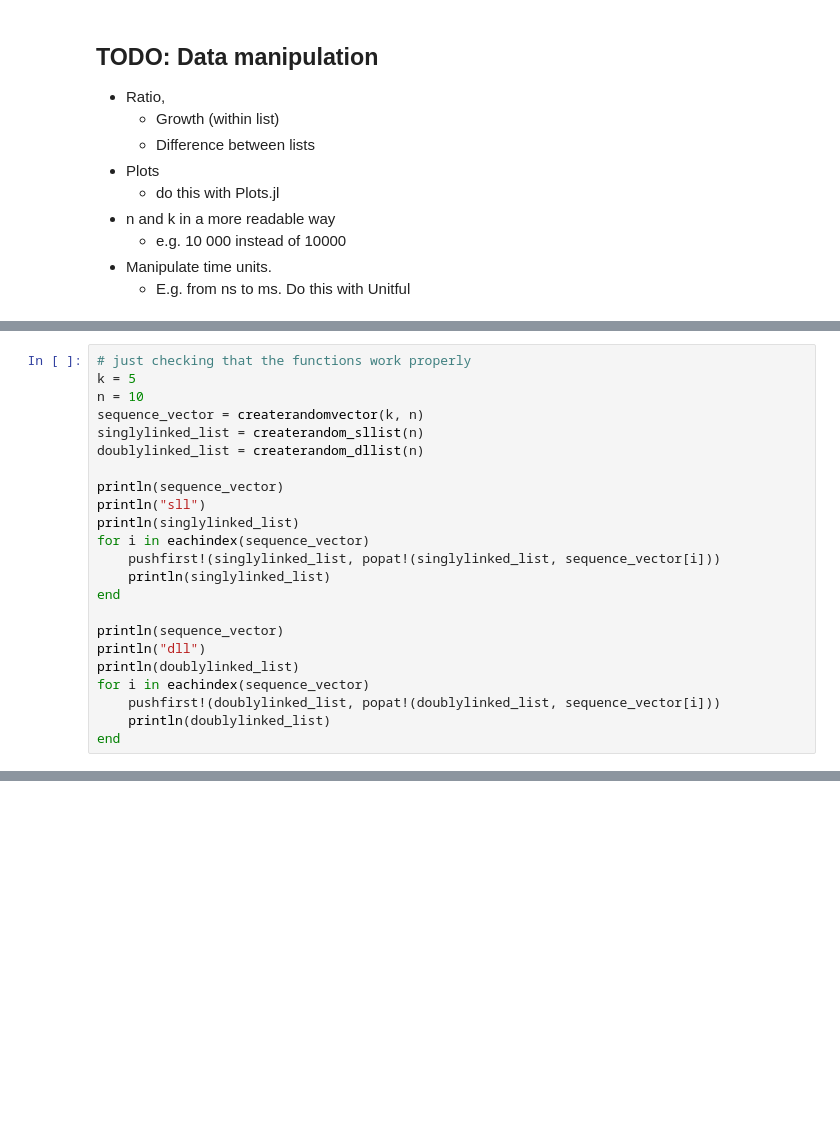
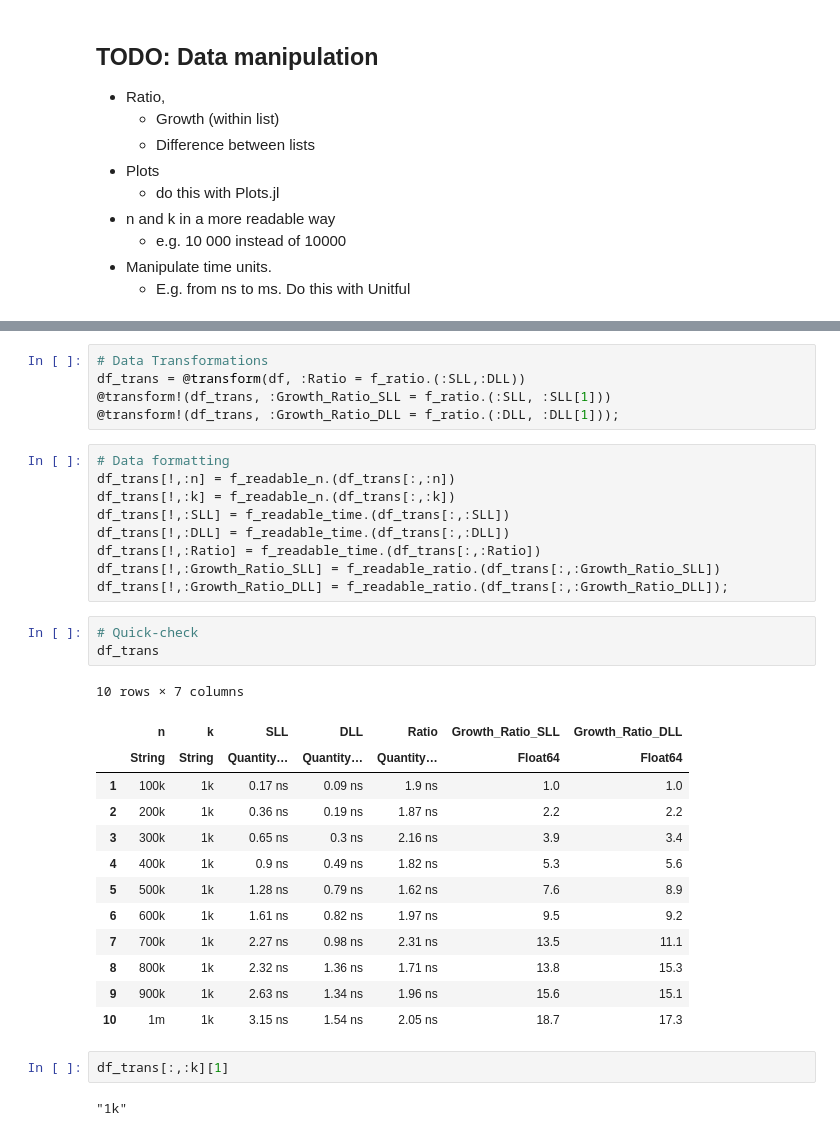
Before and after one commit to VincentFerrigan/DSandALGO.jl, a Jupyter notebook: notebooks/MyBenchmarks.ipynb, the cells around one changed output, grey strips where cells are left out. Drawn from its saved outputs; the diff is of its cells as text; blank space fills up the shorter version.

Commit message:
Updated benchmark functionality and aesthetic changes in source code

```diff
--- a/notebooks/MyBenchmarks.ipynb
+++ b/notebooks/MyBenchmarks.ipynb
@@ -113,23 +180,0 @@ df = DataFrame([[benchvector[k][kk] for k in 1:length(benchvector)] for kk in 1:
-# %%
-# just checking that the functions work properly
-k = 5
-n = 10
-sequence_vector = createrandomvector(k, n)
-singlylinked_list = createrandom_sllist(n)
-doublylinked_list = createrandom_dllist(n)
-
-println(sequence_vector)
-println("sll")
-println(singlylinked_list)
-for i in eachindex(sequence_vector)
-    pushfirst!(singlylinked_list, popat!(singlylinked_list, sequence_vector[i]))
-    println(singlylinked_list)
-end
-
-println(sequence_vector)
-println("dll")
-println(doublylinked_list)
-for i in eachindex(sequence_vector)
-    pushfirst!(doublylinked_list, popat!(doublylinked_list, sequence_vector[i]))
-    println(doublylinked_list)
-end
@@ -152,0 +193,35 @@ dll
+# %%
+# Data Transformations
+df_trans = @transform(df, :Ratio = f_ratio.(:SLL,:DLL))
+@transform!(df_trans, :Growth_Ratio_SLL = f_ratio.(:SLL, :SLL[1]))
+@transform!(df_trans, :Growth_Ratio_DLL = f_ratio.(:DLL, :DLL[1]));
+# %%
+# Data formatting
+df_trans[!,:n] = f_readable_n.(df_trans[:,:n])
+df_trans[!,:k] = f_readable_n.(df_trans[:,:k])
+df_trans[!,:SLL] = f_readable_time.(df_trans[:,:SLL])
+df_trans[!,:DLL] = f_readable_time.(df_trans[:,:DLL])
+df_trans[!,:Ratio] = f_readable_time.(df_trans[:,:Ratio])
+df_trans[!,:Growth_Ratio_SLL] = f_readable_ratio.(df_trans[:,:Growth_Ratio_SLL])
+df_trans[!,:Growth_Ratio_DLL] = f_readable_ratio.(df_trans[:,:Growth_Ratio_DLL]);
+# %%
+# Quick-check
+df_trans
+# %% [output]
+10 rows × 7 columns
+|  | n | k | SLL | DLL | Ratio | Growth_Ratio_SLL | Growth_Ratio_DLL |
+|  | String | String | Quantity… | Quantity… | Quantity… | Float64 | Float64 |
+| 1 | 100k | 1k | 0.17 ns | 0.09 ns | 1.9 ns | 1.0 | 1.0 |
+| 2 | 200k | 1k | 0.36 ns | 0.19 ns | 1.87 ns | 2.2 | 2.2 |
+| 3 | 300k | 1k | 0.65 ns | 0.3 ns | 2.16 ns | 3.9 | 3.4 |
+| 4 | 400k | 1k | 0.9 ns | 0.49 ns | 1.82 ns | 5.3 | 5.6 |
+| 5 | 500k | 1k | 1.28 ns | 0.79 ns | 1.62 ns | 7.6 | 8.9 |
+| 6 | 600k | 1k | 1.61 ns | 0.82 ns | 1.97 ns | 9.5 | 9.2 |
+| 7 | 700k | 1k | 2.27 ns | 0.98 ns | 2.31 ns | 13.5 | 11.1 |
+| 8 | 800k | 1k | 2.32 ns | 1.36 ns | 1.71 ns | 13.8 | 15.3 |
+| 9 | 900k | 1k | 2.63 ns | 1.34 ns | 1.96 ns | 15.6 | 15.1 |
+| 10 | 1m | 1k | 3.15 ns | 1.54 ns | 2.05 ns | 18.7 | 17.3 |
+# %%
+df_trans[:,:k][1]
+# %% [output]
+"1k"
```
Also changed, not shown: parts of 14 cells of this notebook, 2 other files.
